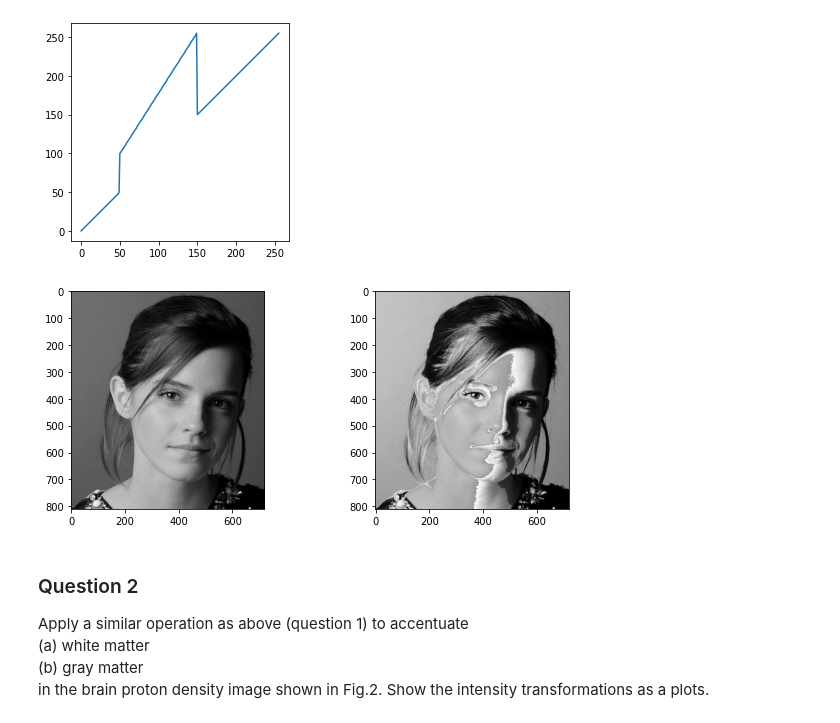
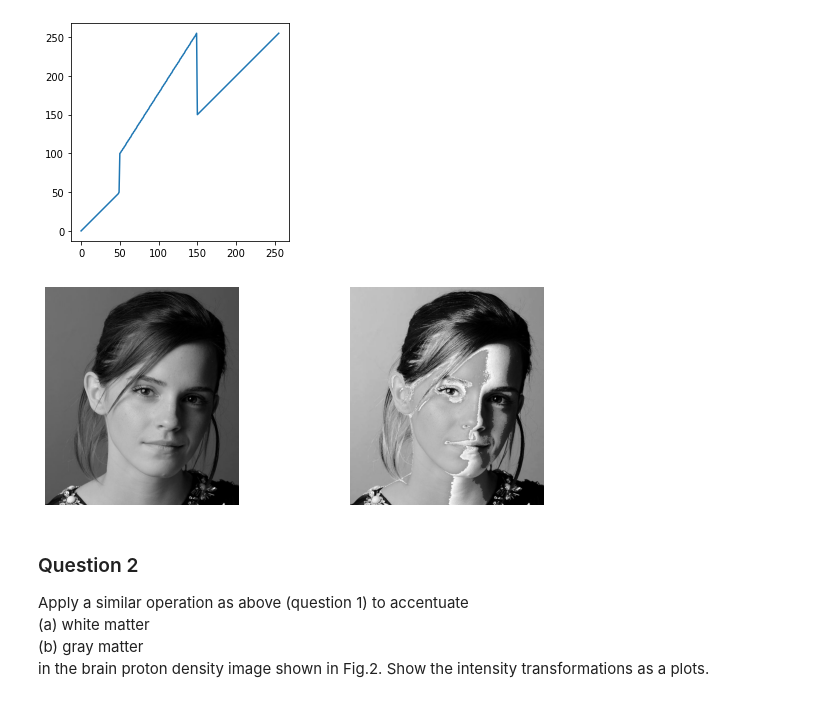
Before and after one commit to ayodyawkh/EN2550, a Jupyter notebook: Assignment_1/Assignment1.ipynb, the cells around one changed output. Saved outputs shown, nothing was run; the diff lists cells and outputs as text; code cells hidden in the pictures.

```diff
--- a/Assignment_1/Assignment1.ipynb
+++ b/Assignment_1/Assignment1.ipynb
@@ -34,12 +34,14 @@ cv.destroyAllWindows()
 # %%
 figure, axis = plt.subplots(1,2)
 figure.set_figwidth(10)
 
 axis[0].imshow(cv.cvtColor(Img, cv.COLOR_BGR2RGB))
+axis[0].axis('off')
 axis[1].imshow(cv.cvtColor(new_Img, cv.COLOR_BGR2RGB))
+axis[1].axis('off')
 plt.show()
 # %% [output]
-[figure, old version]
+[figure, new version]
 # %% [markdown]
 ### Question 2
 Apply a similar operation as above (question 1) to accentuate <br>
```
Also changed, not shown: parts of 2 cells of this notebook.
